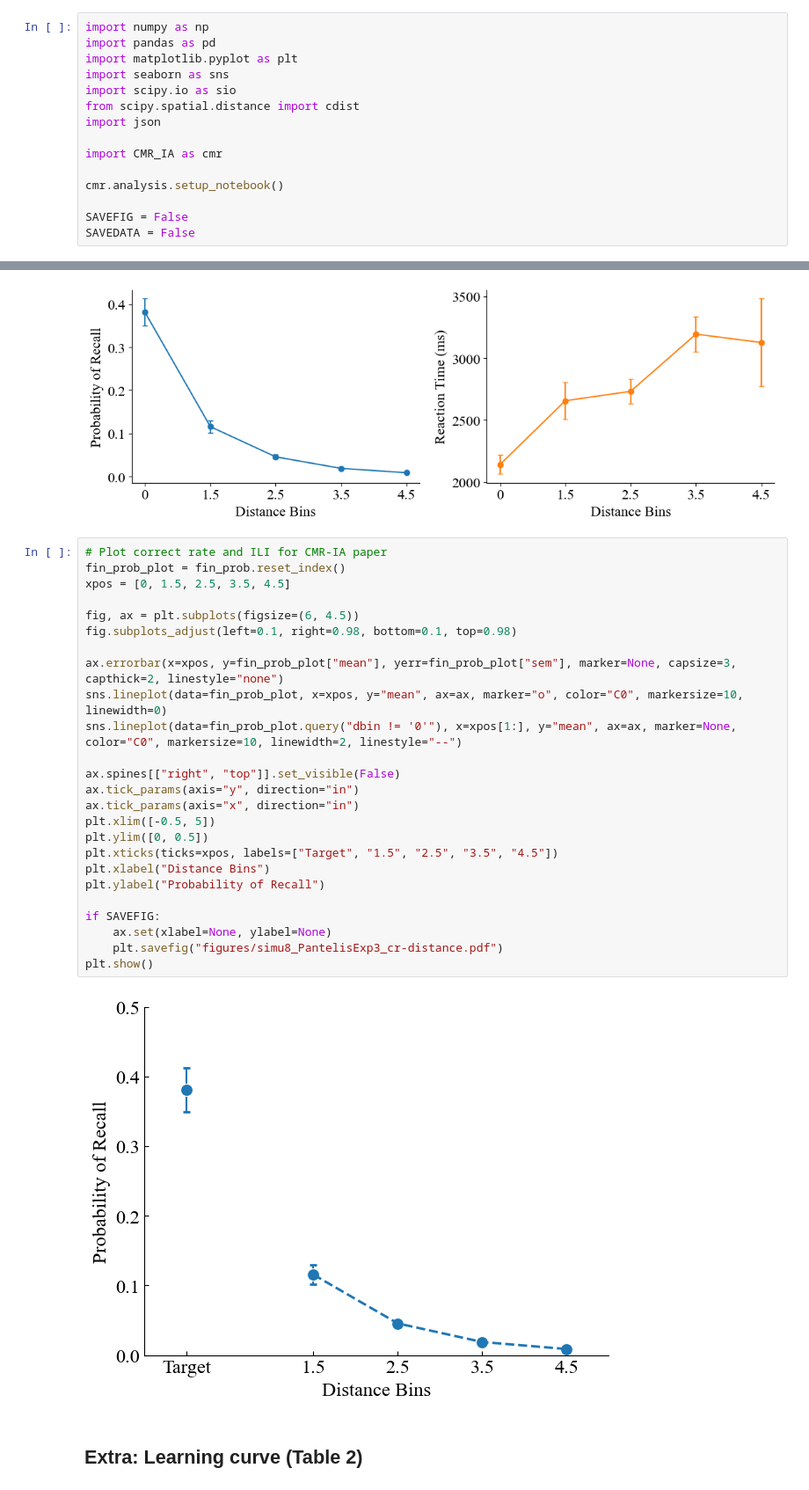
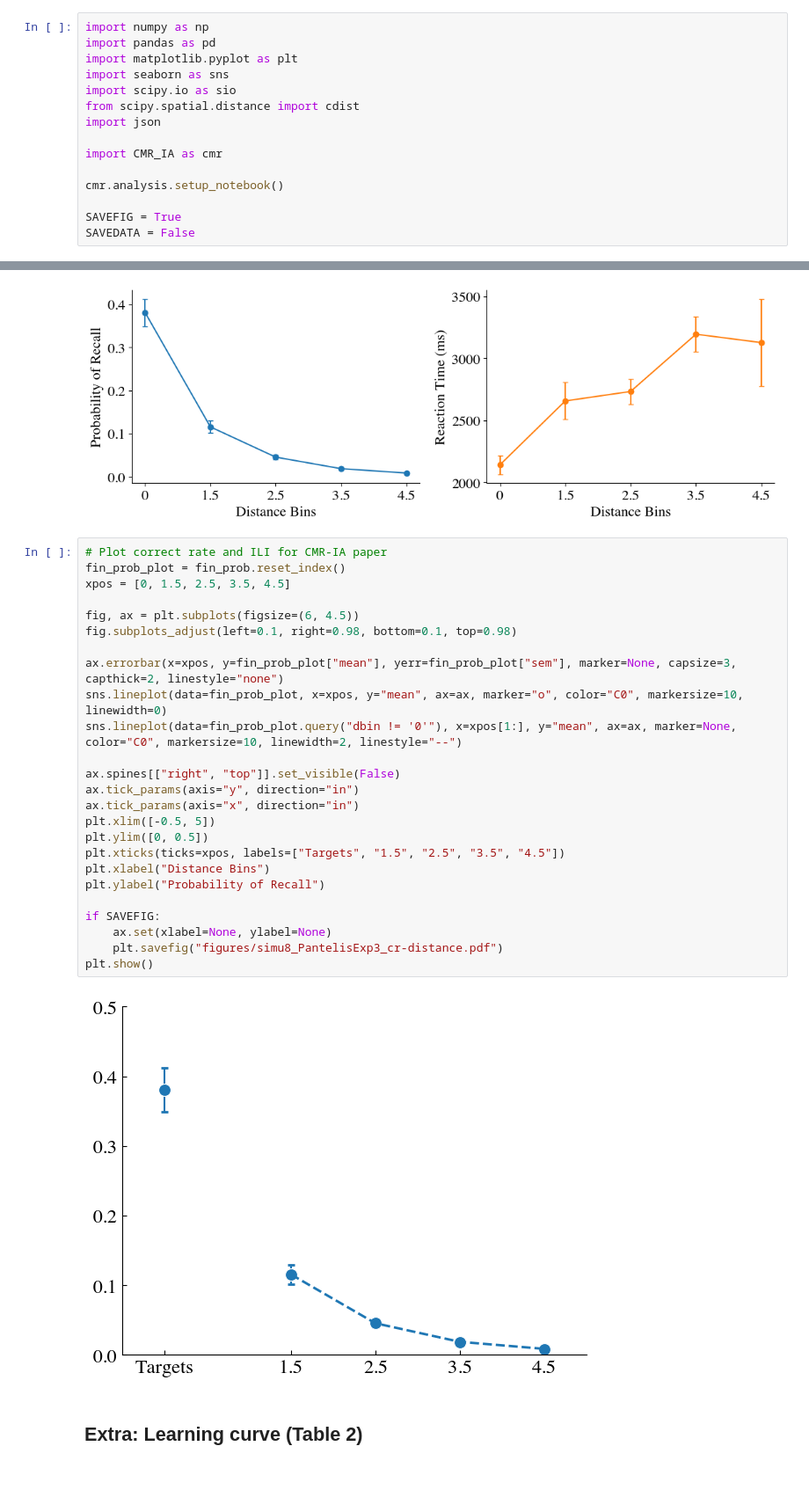
Before and after one commit to pennmem/CMR-IA, a Jupyter notebook: Analysis/simu8_cr_sim/simu8_Pantelis.ipynb, the cells around one changed output, grey strips where cells are left out. Shown at 88% size. Cells and saved outputs as stored; diff of their text form.

```diff
--- a/Analysis/simu8_cr_sim/simu8_Pantelis.ipynb
+++ b/Analysis/simu8_cr_sim/simu8_Pantelis.ipynb
@@ -11,7 +11,7 @@ import CMR_IA as cmr
 
 cmr.analysis.setup_notebook()
 
-SAVEFIG = False
+SAVEFIG = True
 SAVEDATA = False
 # %% [markdown]
 # Exp 1
@@ -596,30 +596,30 @@ plt.show()
 # %%
 # Plot correct rate and ILI for CMR-IA paper
 fin_prob_plot = fin_prob.reset_index()
 xpos = [0, 1.5, 2.5, 3.5, 4.5]
 
 fig, ax = plt.subplots(figsize=(6, 4.5))
 fig.subplots_adjust(left=0.1, right=0.98, bottom=0.1, top=0.98)
 
 ax.errorbar(x=xpos, y=fin_prob_plot["mean"], yerr=fin_prob_plot["sem"], marker=None, capsize=3, capthick=2, linestyle="none")
 sns.lineplot(data=fin_prob_plot, x=xpos, y="mean", ax=ax, marker="o", color="C0", markersize=10, linewidth=0)
 sns.lineplot(data=fin_prob_plot.query("dbin != '0'"), x=xpos[1:], y="mean", ax=ax, marker=None, color="C0", markersize=10, linewidth=2, linestyle="--")
 
 ax.spines[["right", "top"]].set_visible(False)
 ax.tick_params(axis="y", direction="in")
 ax.tick_params(axis="x", direction="in")
 plt.xlim([-0.5, 5])
 plt.ylim([0, 0.5])
-plt.xticks(ticks=xpos, labels=["Target", "1.5", "2.5", "3.5", "4.5"])
+plt.xticks(ticks=xpos, labels=["Targets", "1.5", "2.5", "3.5", "4.5"])
 plt.xlabel("Distance Bins")
 plt.ylabel("Probability of Recall")
 
 if SAVEFIG:
     ax.set(xlabel=None, ylabel=None)
     plt.savefig("figures/simu8_PantelisExp3_cr-distance.pdf")
 plt.show()
 # %% [output]
-[figure, old version]
+[figure, new version]
 # %% [markdown]
 ## Extra: Learning curve (Table 2)
 # %%
```
Also changed, not shown: parts of 5 cells of this notebook, 42 other files.
